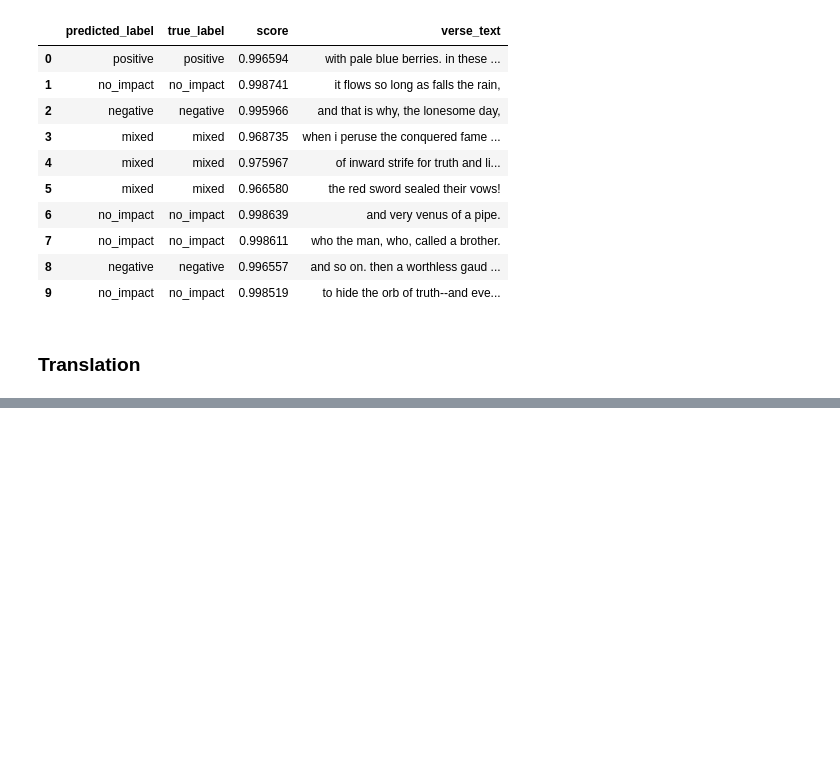
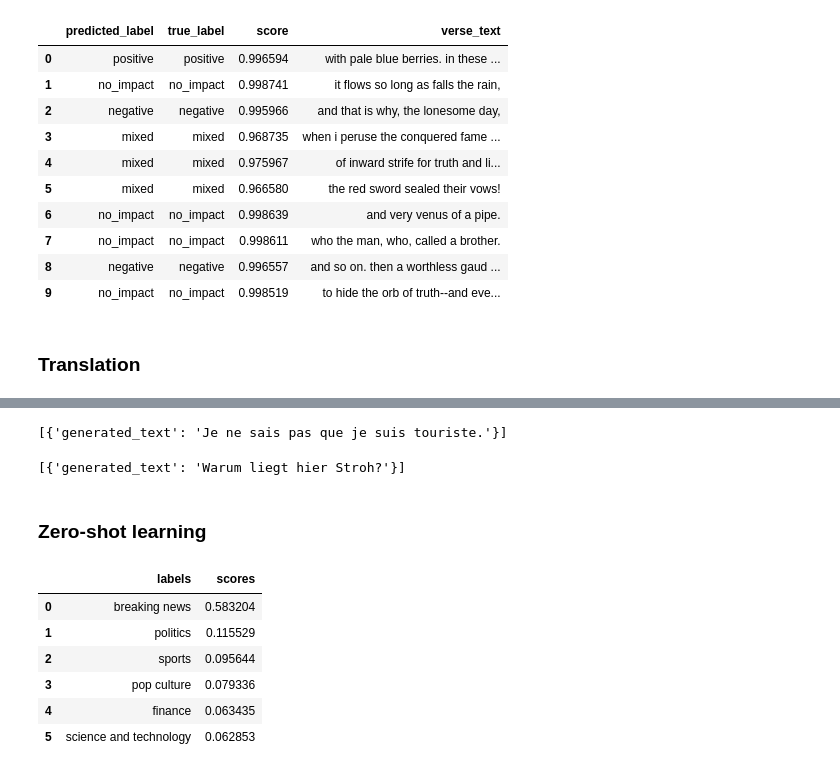
Before and after one commit to RealAdon/Databrix-LLM101x-Chapter-1.8, a Jupyter notebook: app.ipynb, the cells around one changed output, grey strips where cells are left out. Saved outputs shown, nothing was run; the diff lists cells and outputs as text; code cells hidden in the pictures; blank space fills up the shorter version.

```diff
--- a/app.ipynb
+++ b/app.ipynb
@@ -165,0 +173,52 @@ ValueError: ignored
+# %%
+t5_small_pipeline("translate ENglish to French: I don't know I am a tourist")
+# %% [output]
+[{'generated_text': 'Je ne sais pas que je suis touriste.'}]
+# %%
+t5_small_pipeline("translate English to German: Why is there straw lying here?")
+# %% [output]
+[{'generated_text': 'Warum liegt hier Stroh?'}]
+# %% [markdown]
+### Zero-shot learning
+# %%
+zero_shot_pipeline = pipeline(
+    task='zero-shot-classification',
+    model="cross-encoder/nli-deberta-v3-small",
+    model_kwargs={"cache_dir":cache_dir}
+)
+# %%
+def categorize_article(article: str) -> None:
+  """
+  This helper function defines the categories (labels) which the model must use to label articles.
+  Note that our model was NOT fine-tuned to use these specific labels,
+  but it "knows" what the labels mean from its more general training.
+
+  This function prints out the predicted labels alongside their confidence scores.
+  """
+  candidate_labels=['politics', 'finance', 'sports', 'science and technology', 'pop culture', 'breaking news']
+
+  results = zero_shot_pipeline(
+      article,
+      candidate_labels=candidate_labels
+
+  )
+  # Print the results nicely
+  del results["sequence"]
+  display(pd.DataFrame(results))
+# %%
+breaking_news_article='''
+A bus has burst into flames on Sydney's famed Harbour Bridge, sparking chaos among morning commuters.
+
+Emergency services rushed to extinguish the blaze reportedly began shortly after 8.30am on Wednesday.
+
+NSW Police said the fire had since been extinguished, with motorists urged to continue to expect delays.
+'''
+categorize_article(breaking_news_article)
+# %% [output]
+|  | labels | scores |
+| 0 | breaking news | 0.583204 |
+| 1 | politics | 0.115529 |
+| 2 | sports | 0.095644 |
+| 3 | pop culture | 0.079336 |
+| 4 | finance | 0.063435 |
+| 5 | science and technology | 0.062853 |
```
Also changed, not shown: parts of 14 cells of this notebook.
